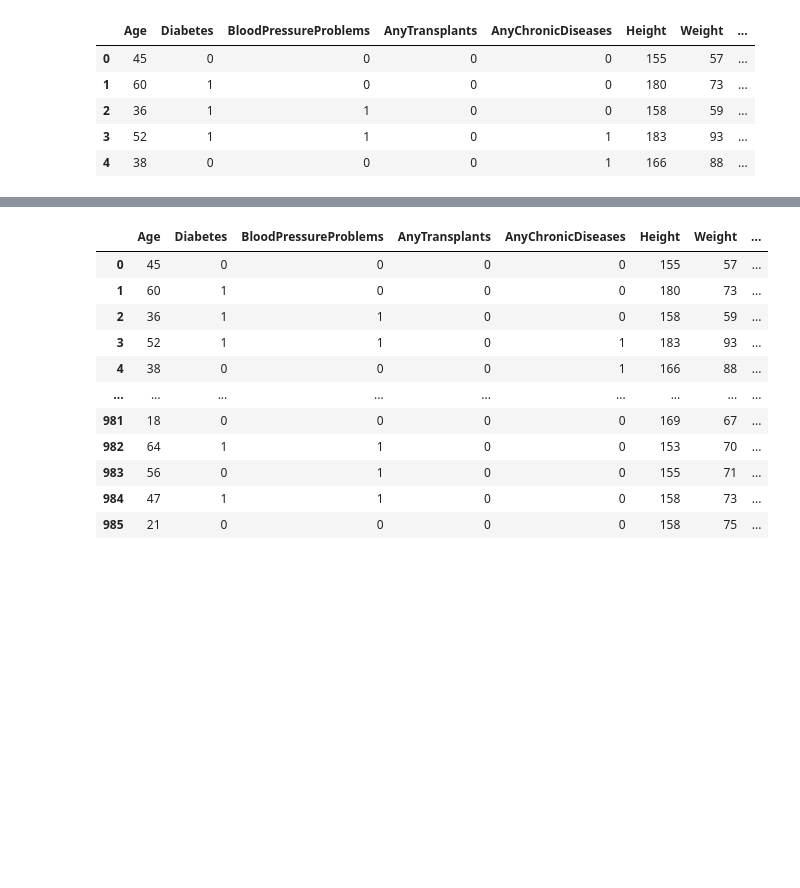
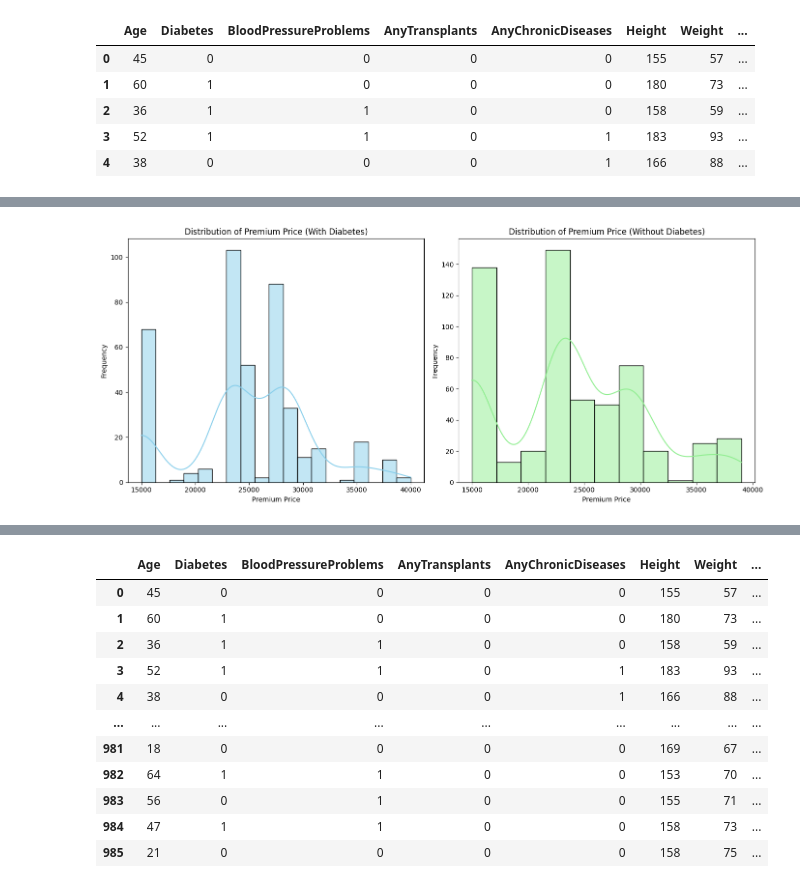
Before and after one commit to StellaShabin/Flask, a Jupyter notebook: Insurance_Cost_prediction_89_RF.ipynb, the cells around one changed output, grey strips where cells are left out. Saved outputs shown, nothing was run; the diff lists cells and outputs as text; code cells hidden in the pictures; blank space fills up the shorter version.

```diff
--- a/Insurance_Cost_prediction_89_RF.ipynb
+++ b/Insurance_Cost_prediction_89_RF.ipynb
@@ -24,0 +43,29 @@ df.head()
+# %%
+premium_with_diabetes=df[df['Diabetes']==1]['PremiumPrice']
+premium_without_diabetes=df[df['Diabetes']==0]['PremiumPrice']
+# %%
+import matplotlib.pyplot as plt
+import seaborn as sns
+
+# Set the figure size
+plt.figure(figsize=(14, 6))
+
+# Plot histogram for premium prices with diabetes
+plt.subplot(1, 2, 1)  # 1 row, 2 columns, 1st plot
+sns.histplot(premium_with_diabetes, kde=True, color='skyblue')
+plt.title('Distribution of Premium Price (With Diabetes)')
+plt.xlabel('Premium Price')
+plt.ylabel('Frequency')
+
+# Plot histogram for premium prices without diabetes
+plt.subplot(1, 2, 2)  # 1 row, 2 columns, 2nd plot
+sns.histplot(premium_without_diabetes, kde=True, color='lightgreen')
+plt.title('Distribution of Premium Price (Without Diabetes)')
+plt.xlabel('Premium Price')
+plt.ylabel('Frequency')
+
+# Show the plots
+plt.tight_layout()  # Adjusting subplots to fit into the figure area
+plt.show()
+# %% [output]
+[figure, added]
```
Also changed, not shown: parts of 69 cells of this notebook.
